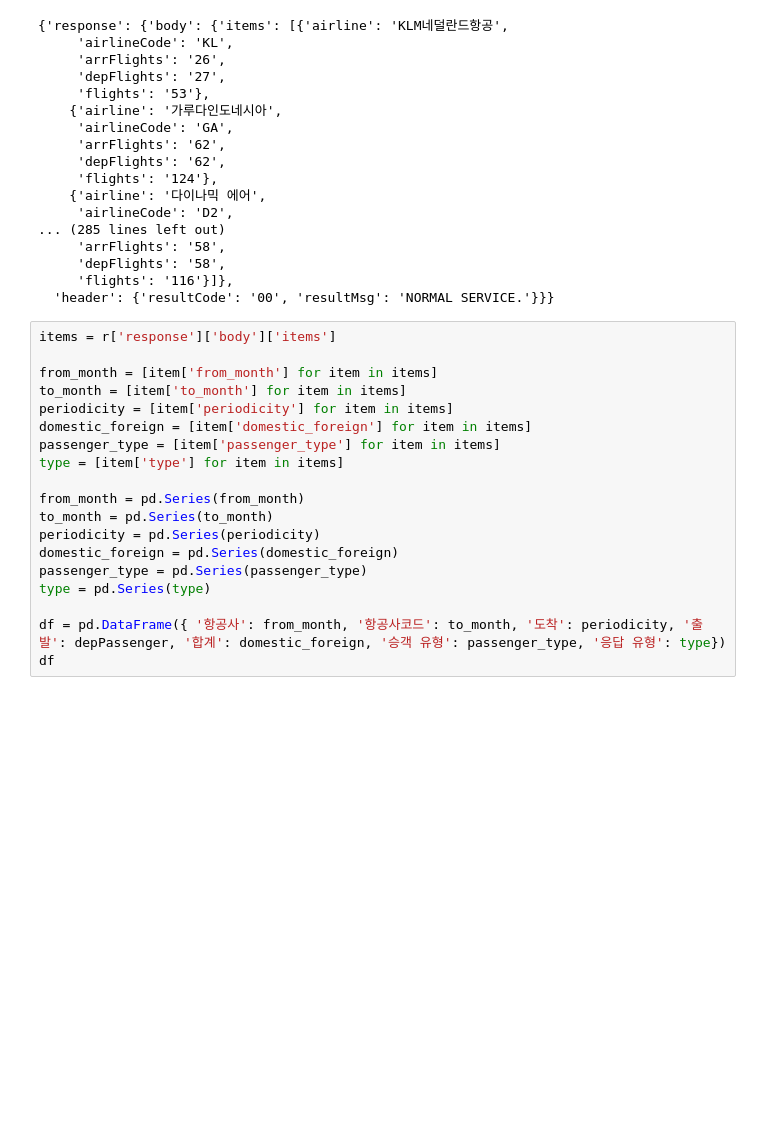
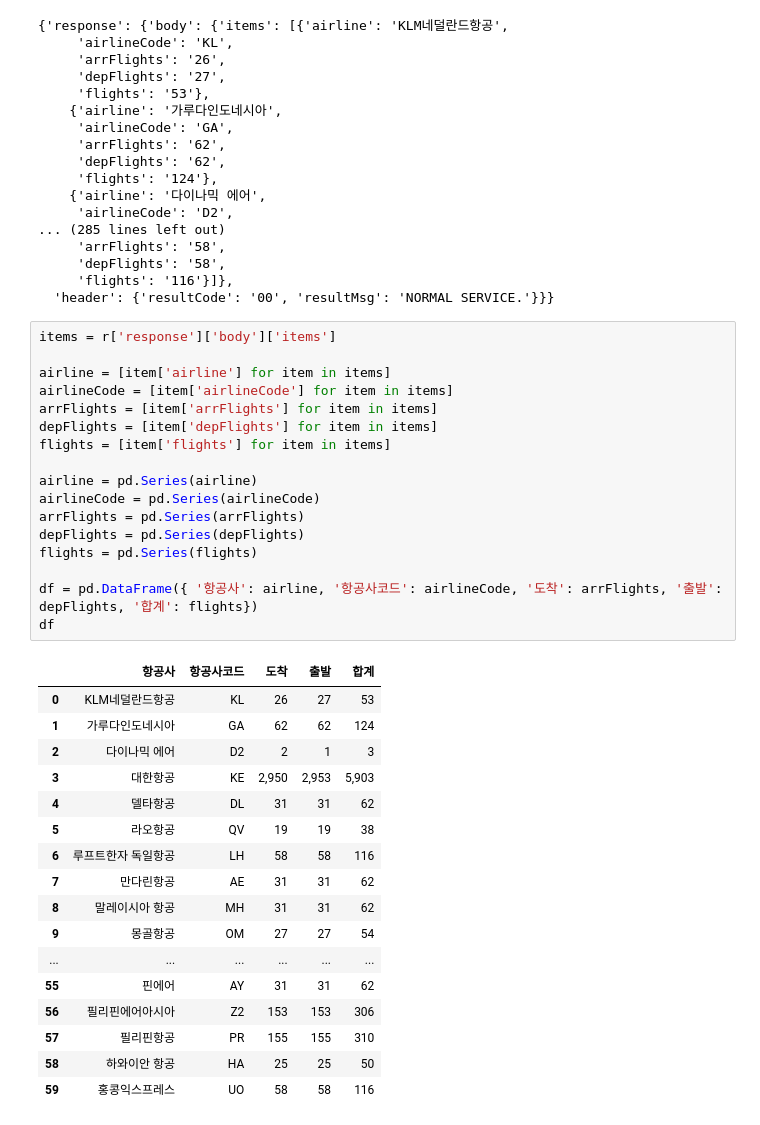
Before and after one commit to zara0128/class2022spring, a Jupyter notebook: 20220328.ipynb, the cells around one changed output. Cells and saved outputs as stored; diff of their text form; blank space fills up the shorter version.

```diff
--- a/20220328.ipynb
+++ b/20220328.ipynb
@@ -60,22 +60,38 @@ r
 # %%
 items = r['response']['body']['items']
 
-from_month = [item['from_month'] for item in items]
-to_month = [item['to_month'] for item in items]
-periodicity = [item['periodicity'] for item in items]
-domestic_foreign = [item['domestic_foreign'] for item in items]
-passenger_type = [item['passenger_type'] for item in items]
-type = [item['type'] for item in items]
+airline = [item['airline'] for item in items]
+airlineCode = [item['airlineCode'] for item in items]
+arrFlights = [item['arrFlights'] for item in items]
+depFlights = [item['depFlights'] for item in items]
+flights = [item['flights'] for item in items]
 
-from_month = pd.Series(from_month)
-to_month = pd.Series(to_month)
-periodicity = pd.Series(periodicity)
-domestic_foreign = pd.Series(domestic_foreign)
-passenger_type = pd.Series(passenger_type)
-type = pd.Series(type)
+airline = pd.Series(airline)
+airlineCode = pd.Series(airlineCode)
+arrFlights = pd.Series(arrFlights)
+depFlights = pd.Series(depFlights)
+flights = pd.Series(flights)
 
-df = pd.DataFrame({ '항공사': from_month, '항공사코드': to_month, '도착': periodicity, '출발': depPassenger, '합계': domestic_foreign, '승객 유형': passenger_type, '응답 유형': type})
+df = pd.DataFrame({ '항공사': airline, '항공사코드': airlineCode, '도착': arrFlights, '출발': depFlights, '합계': flights})
 df
+# %% [output]
+|  | 항공사 | 항공사코드 | 도착 | 출발 | 합계 |
+| 0 | KLM네덜란드항공 | KL | 26 | 27 | 53 |
+| 1 | 가루다인도네시아 | GA | 62 | 62 | 124 |
+| 2 | 다이나믹 에어 | D2 | 2 | 1 | 3 |
+| 3 | 대한항공 | KE | 2,950 | 2,953 | 5,903 |
+| 4 | 델타항공 | DL | 31 | 31 | 62 |
+| 5 | 라오항공 | QV | 19 | 19 | 38 |
+| 6 | 루프트한자 독일항공 | LH | 58 | 58 | 116 |
+| 7 | 만다린항공 | AE | 31 | 31 | 62 |
+| 8 | 말레이시아 항공 | MH | 31 | 31 | 62 |
+| 9 | 몽골항공 | OM | 27 | 27 | 54 |
+| ... | ... | ... | ... | ... | ... |
+| 55 | 핀에어 | AY | 31 | 31 | 62 |
+| 56 | 필리핀에어아시아 | Z2 | 153 | 153 | 306 |
+| 57 | 필리핀항공 | PR | 155 | 155 | 310 |
+| 58 | 하와이안 항공 | HA | 25 | 25 | 50 |
+| 59 | 홍콩익스프레스 | UO | 58 | 58 | 116 |
 # %%
 iface = gr.Interface(airline_status, gr.inputs.Dropdown(['S7 항공', '가루다인도네시아항공', '대한항공', '델타항공', '라오항공', '로얄 에어 모로코', '루프트한자항공', '만다린항공', '말레이시아항공', '몽골항공', '미국남부화물항공', '베트남항공', '비엣젯항공', '사천항공', '산동항공', '상하이항공', '세부퍼시픽항공']), outputs=['dataframe'])
 iface.launch(debug=True)
```
Also changed, not shown: parts of 1 cell of this notebook.
